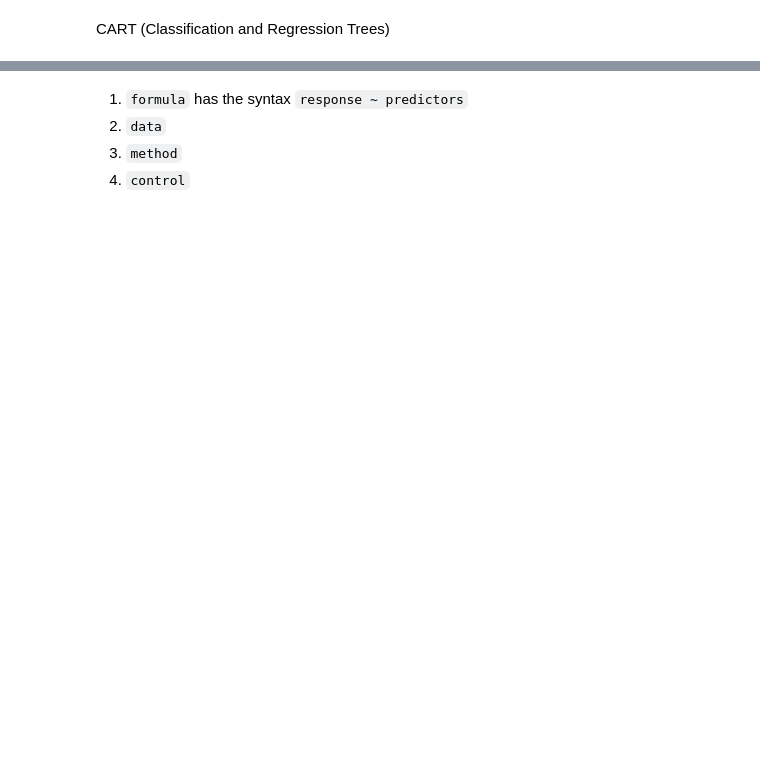
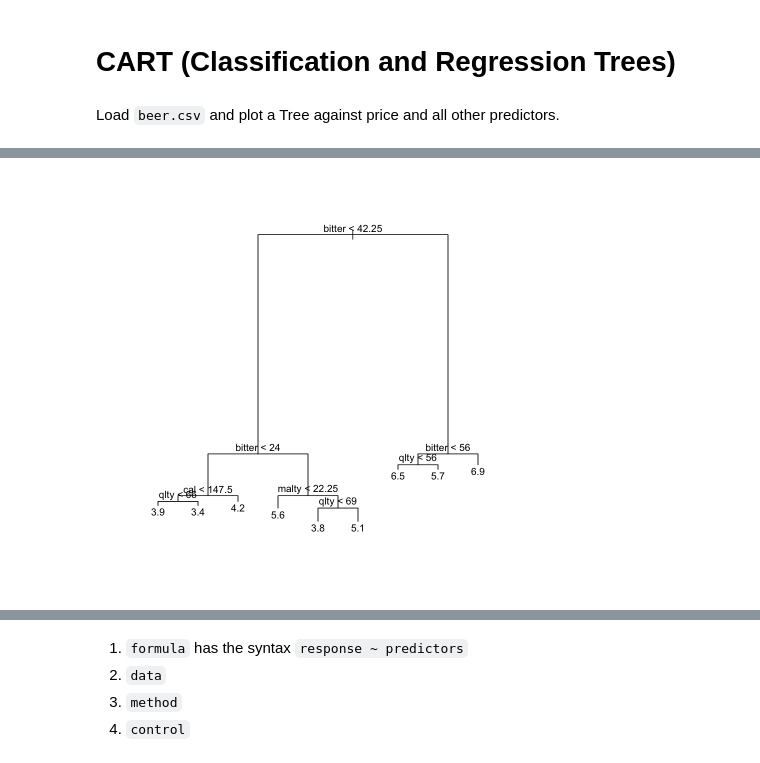
Before and after one commit to hua0-richard/jupyter-notes, a Jupyter notebook: cart.ipynb, the cells around one changed output, grey strips where cells are left out. Cells and saved outputs as stored; diff of their text form; code cells hidden in the pictures; blank space fills up the shorter version.

```diff
--- a/cart.ipynb
+++ b/cart.ipynb
@@ -1,2 +1,13 @@
 # %% [markdown]
-CART (Classification and Regression Trees)
+# CART (Classification and Regression Trees)
+# %% [markdown]
+Load `beer.csv` and plot a Tree against price and all other predictors.
+# %%
+install.packages("tree")
+library(tree)
+beerdat <- read.csv('beer.csv')
+beerdat <- beerdat[,-1]
+beerTree <- tree(price ~ ., data = beerdat)
+plot(beerTree)
+text(beerTree, digits = 2)
+# %% [output]
@@ -2,0 +16 @@ CART (Classification and Regression Trees)
+[figure, added]
```
Also changed, not shown: parts of 36 cells of this notebook, 1 other file.
